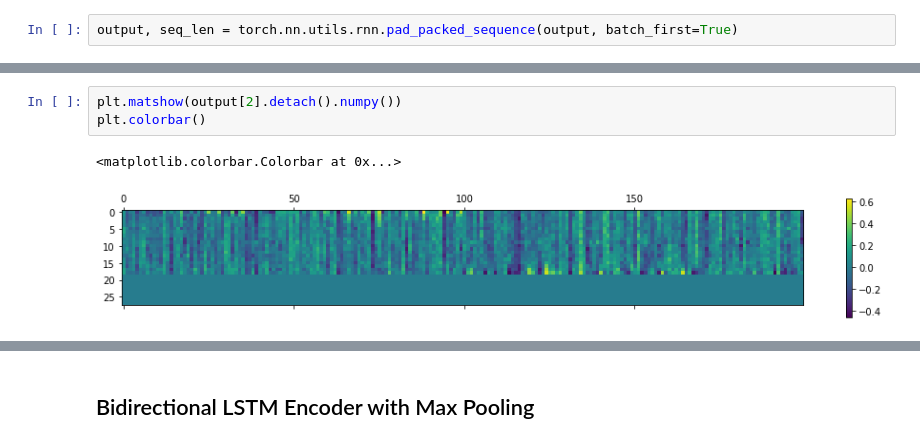
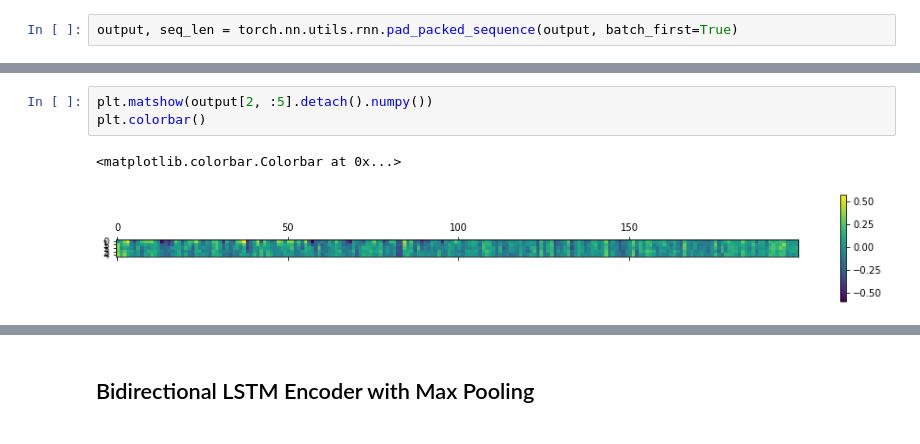
Before and after one commit to AmanDaVinci/Universal-Sentence-Representations, a Jupyter notebook: dev.ipynb, the cells around one changed output, grey strips where cells are left out. Drawn from its saved outputs; the diff is of its cells as text.

```diff
--- a/dev.ipynb
+++ b/dev.ipynb
@@ -334,9 +334,9 @@ tensor([ 8, 10, 19, 14, 12, 28, 14, 21,  6,  8,  9, 10, 16, 11, 19, 11,  6, 12,
 # %%
-plt.matshow(output[2].detach().numpy())
+plt.matshow(output[2, :5].detach().numpy())
 plt.colorbar()
 # %% [output]
 <matplotlib.colorbar.Colorbar at 0x...>
-[figure, old version]
+[figure, new version]
 # %%
 output[2, :, 0]
 # %% [output]
```
Also changed, not shown: parts of 13 cells of this notebook.
